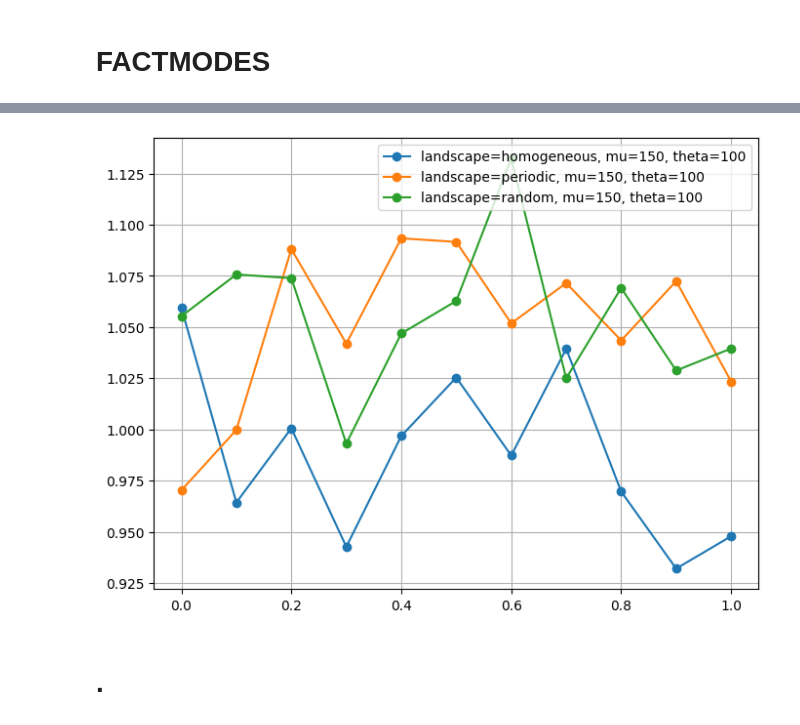
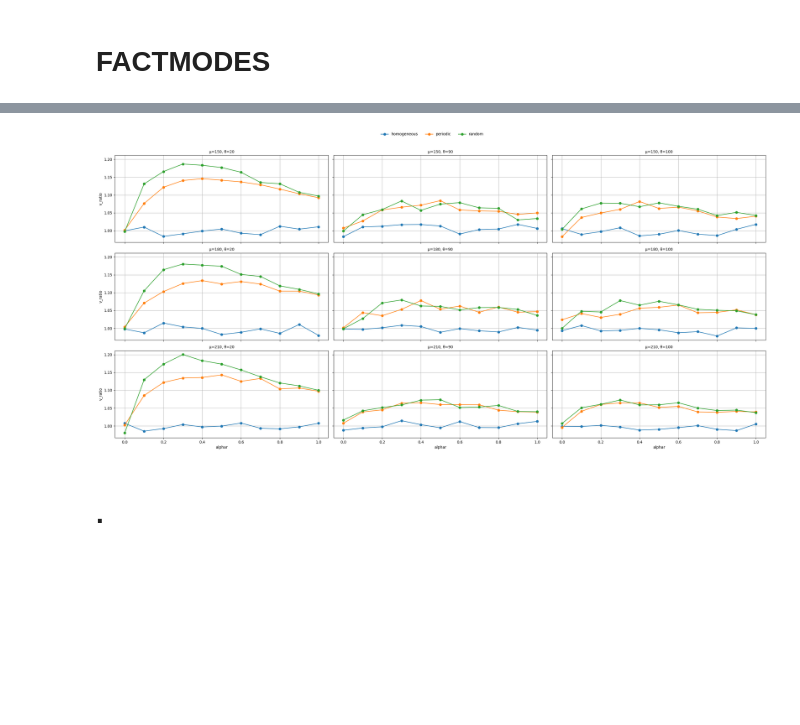
Before and after one commit to npelletbossot/nucleo, a Jupyter notebook: nucleo/working_on/fact.ipynb, the cells around one changed output, grey strips where cells are left out. Cells and saved outputs as stored; diff of their text form; code cells hidden in the pictures; blank space fills up the shorter version.

```diff
--- a/nucleo/working_on/fact.ipynb
+++ b/nucleo/working_on/fact.ipynb
@@ -608,14 +608,31 @@ import numpy as np
 import matplotlib.pyplot as plt
 import polars as pl
 from pathlib import Path
-from itertools import product
+from itertools import enumerate
 
 
 # Load files
-root = Path("/home/nicolas/Documents/PhD/Workspace/nucleo/outputs/test_modes")
+root = Path("/home/nicolas/Documents/PhD/Workspace/nucleo/outputs/test_passive_modes")
 paths = [str(p) for p in root.glob("*/**/*.parquet")] or [str(p) for p in root.glob("*/*.parquet")]
+
+lf = pl.scan_parquet(paths)
+schema = lf.schema
+
+scalar_dtypes = (
+    pl.Int8, pl.Int16, pl.Int32, pl.Int64,
+    pl.UInt8, pl.UInt16, pl.UInt32, pl.UInt64,
+    pl.Float32, pl.Float64,
+    pl.Boolean, pl.String
+)
+
+cols_scalar = [
+    name for name, dtype in schema.items()
+    if isinstance(dtype, scalar_dtypes)
+]
+
 df_all = (
     pl.scan_parquet(paths)
+    .select(cols_scalar)
     .collect()
     .sort(by=[
         "algorithm", "fact", "factmode",
@@ -656,35 +673,67 @@ landscapes = np.unique(df_memory["landscape"])
 mus        = np.unique(df_memory["mu"].to_numpy())
 thetas     = np.unique(df_memory["theta"].to_numpy())
 alphars    = np.unique(df_memory["alphar"].to_numpy())
-
+print(f"mus={mus} - thetas={thetas}")
 kb         = np.unique(df_memory["kB"].to_numpy())
 kU         = np.unique(df_memory["kU"].to_numpy())
 
-plt.figure(figsize=(8,6))
-
-mu = 150
-theta = 100
-
-df_filtered = df_memory.filter(
-    (pl.col("mu") == mu) &
-    (pl.col("theta") == theta)
+fig, axes = plt.subplots(
+    nrows=len(mus),
+    ncols=len(thetas),
+    figsize=(25, 12),
+    sharex=True,
+    sharey=True
 )
 
-for landscape in landscapes:
-    print(landscape, mu, theta)
+for i, mu in enumerate(mus):
+    for j, theta in enumerate(thetas):
 
-    df_plot = df_filtered.filter(
-        (pl.col("landscape") == landscape) &
-        (pl.col("mu") == mu) &
-        (pl.col("theta") == theta)
-    )
-    print(df_plot.shape)
+        ax = axes[i, j]
 
-    v_ratio = df_plot["v_ratio"].to_numpy()
-    alphar  = df_plot["alphar"].to_numpy()
-    plt.plot(alphar, v_ratio, marker="o", label=f"landscape={landscape}, mu={mu}, theta={theta}")
+        df_filtered = df_memory.filter(
+            (pl.col("mu") == mu) &
+            (pl.col("theta") == theta)
+        )
 
-plt.grid(True)
-plt.legend()
+        if df_filtered.is_empty():
+            ax.set_visible(False)
+            continue
+
+        for landscape in landscapes:
+            df_plot = df_filtered.filter(
+                pl.col("landscape") == landscape
+            )
+
+            if df_plot.is_empty():
+                continue
+
+            v_ratio = df_plot["v_ratio"].to_numpy()
+            alphar  = df_plot["alphar"].to_numpy()
+
+            ax.plot(
+                alphar,
+                v_ratio,
+                marker="o",
+                label=landscape
+            )
+
+        ax.grid(True)
+
+        ax.set_title(f"μ={mu}, θ={theta}", fontsize=10)
+
+        if i == len(mus) - 1:
+            ax.set_xlabel("alphar")
+        if j == 0:
+            ax.set_ylabel("v_ratio")
+
+handles, labels = axes[0, 0].get_legend_handles_labels()
+fig.legend(
+    handles, labels,
+    loc="upper center",
+    ncol=len(landscapes),
+    frameon=False
+)
+
+fig.tight_layout(rect=[0, 0, 1, 0.95])
 plt.show()
 # %% [output]
@@ -701,3 +745,3 @@ random 150 100
-[figure, old version]
+[figure, new version]
 # %% [markdown]
 # .
```
Also changed, not shown: parts of 1 cell of this notebook, 4 other files.
